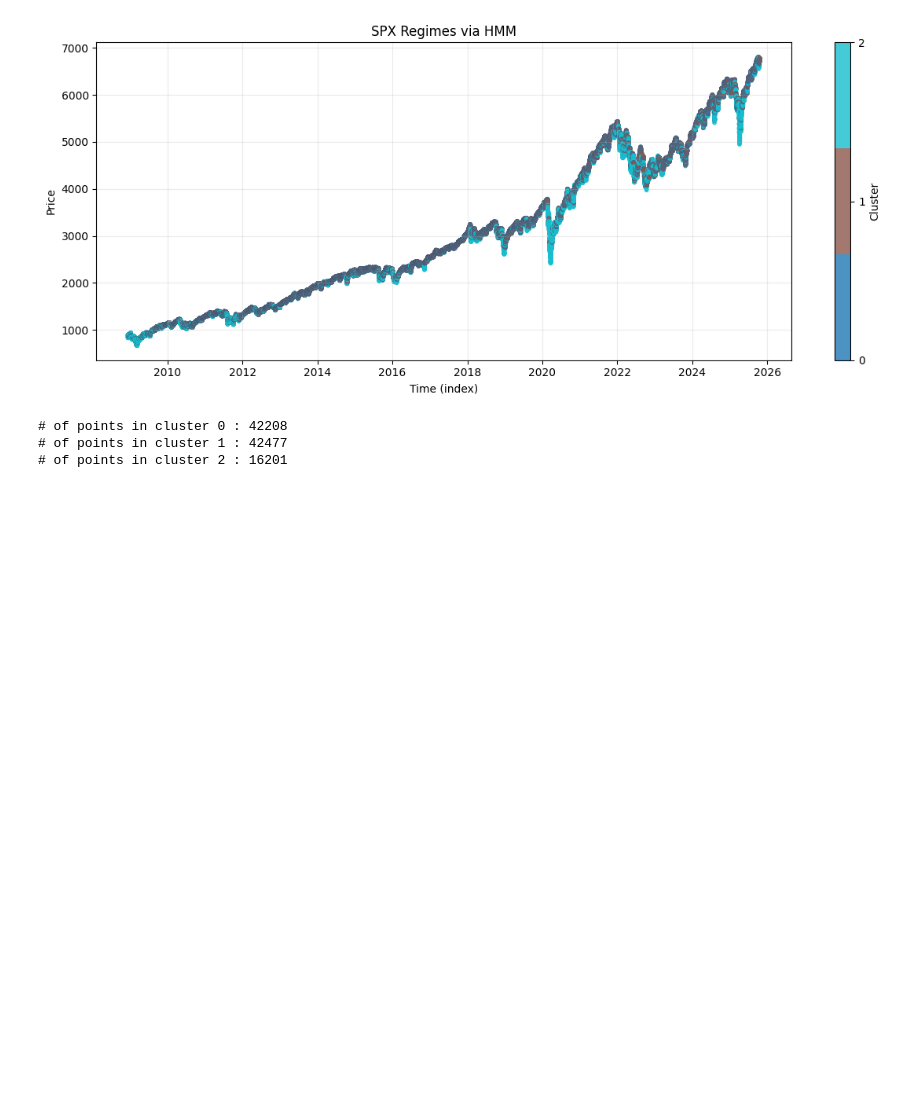
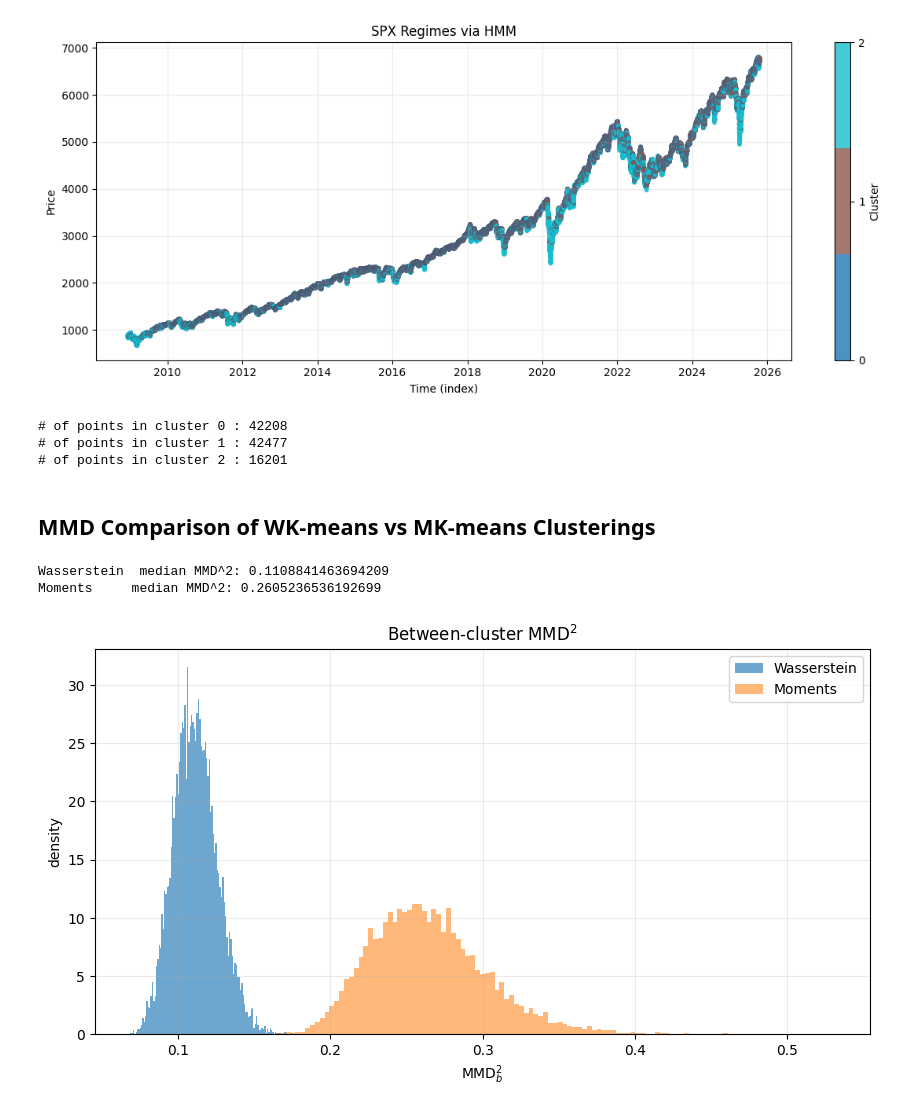
Before and after one commit to laurence1126/Wasserstein-Regime-Clustering, a Jupyter notebook: jupyter/clustering_examples.ipynb, the cells around one changed output. Saved outputs shown, nothing was run; the diff lists cells and outputs as text; code cells hidden in the pictures; blank space fills up the shorter version.

```diff
--- a/jupyter/clustering_examples.ipynb
+++ b/jupyter/clustering_examples.ipynb
@@ -354,3 +356,5 @@ for i, cnt in enumerate(np.bincount(result.labels)):
 # of points in cluster 0 : 42208
 # of points in cluster 1 : 42477
 # of points in cluster 2 : 16201
+# %% [markdown]
+## MMD Comparison of WK-means vs MK-means Clusterings
@@ -356,0 +363,14 @@ for i, cnt in enumerate(np.bincount(result.labels)):
+# %%
+wk_labels = WassersteinKMeans(p=1, random_state=42).fit(segments).labels
+mk_labels = MomentKMeans(p_moments=3, random_state=42).fit(segments).labels
+mmd = MMDCalculator(unbiased=False, random_state=42)
+
+# (1) Optional: between-cluster comparison (earlier function)
+dist_w, dist_m, _ = mmd.compare_two_clusterings_hist(segments, wk_labels, mk_labels, B=10000)
+
+print("Wasserstein  median MMD^2:", np.median(dist_w))
+print("Moments     median MMD^2:", np.median(dist_m))
+# %% [output]
+Wasserstein  median MMD^2: 0.1108841463694209
+Moments     median MMD^2: 0.2605236536192699
+[figure, added]
```
Also changed, not shown: parts of 3 cells of this notebook, 1 other file.
